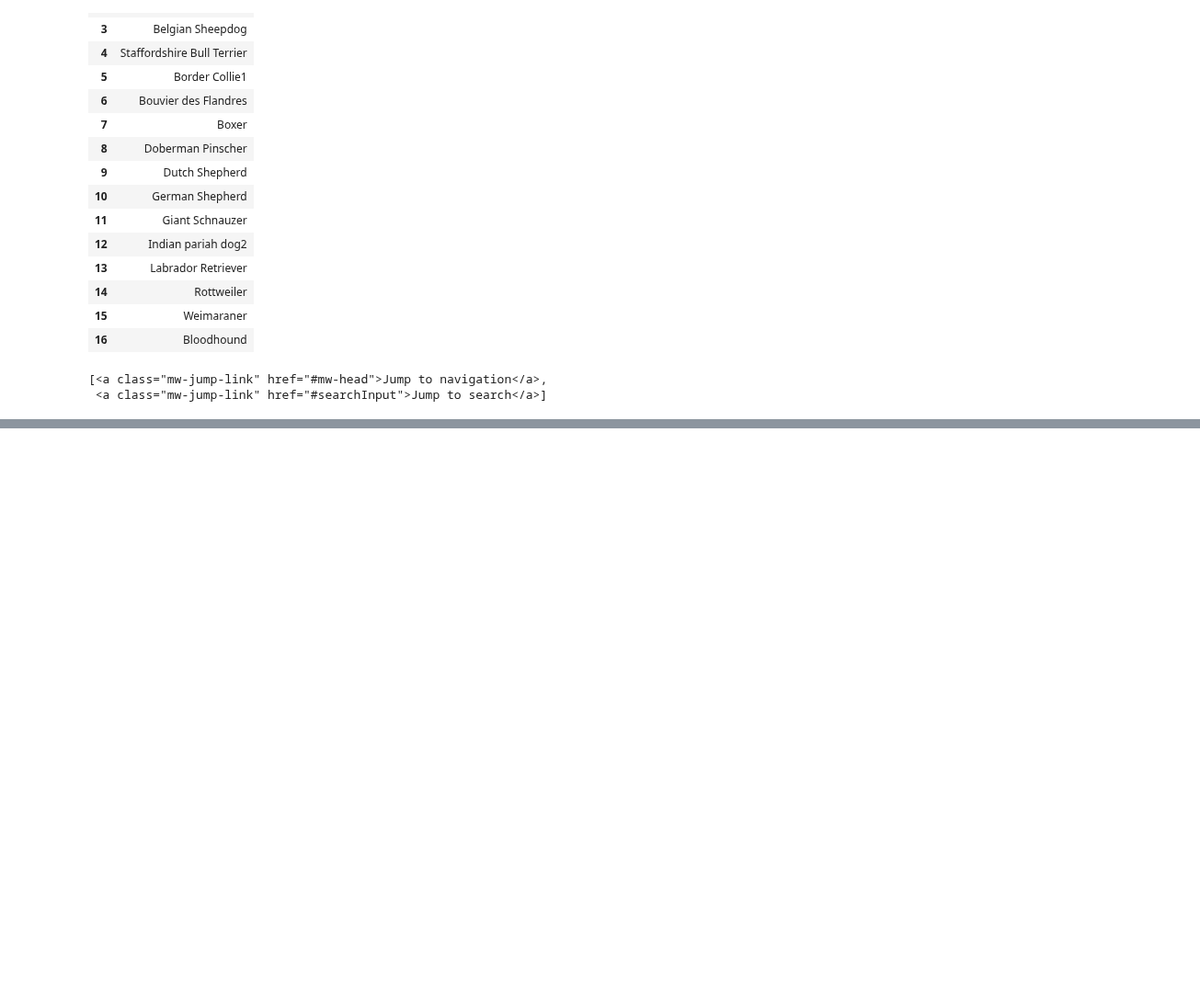
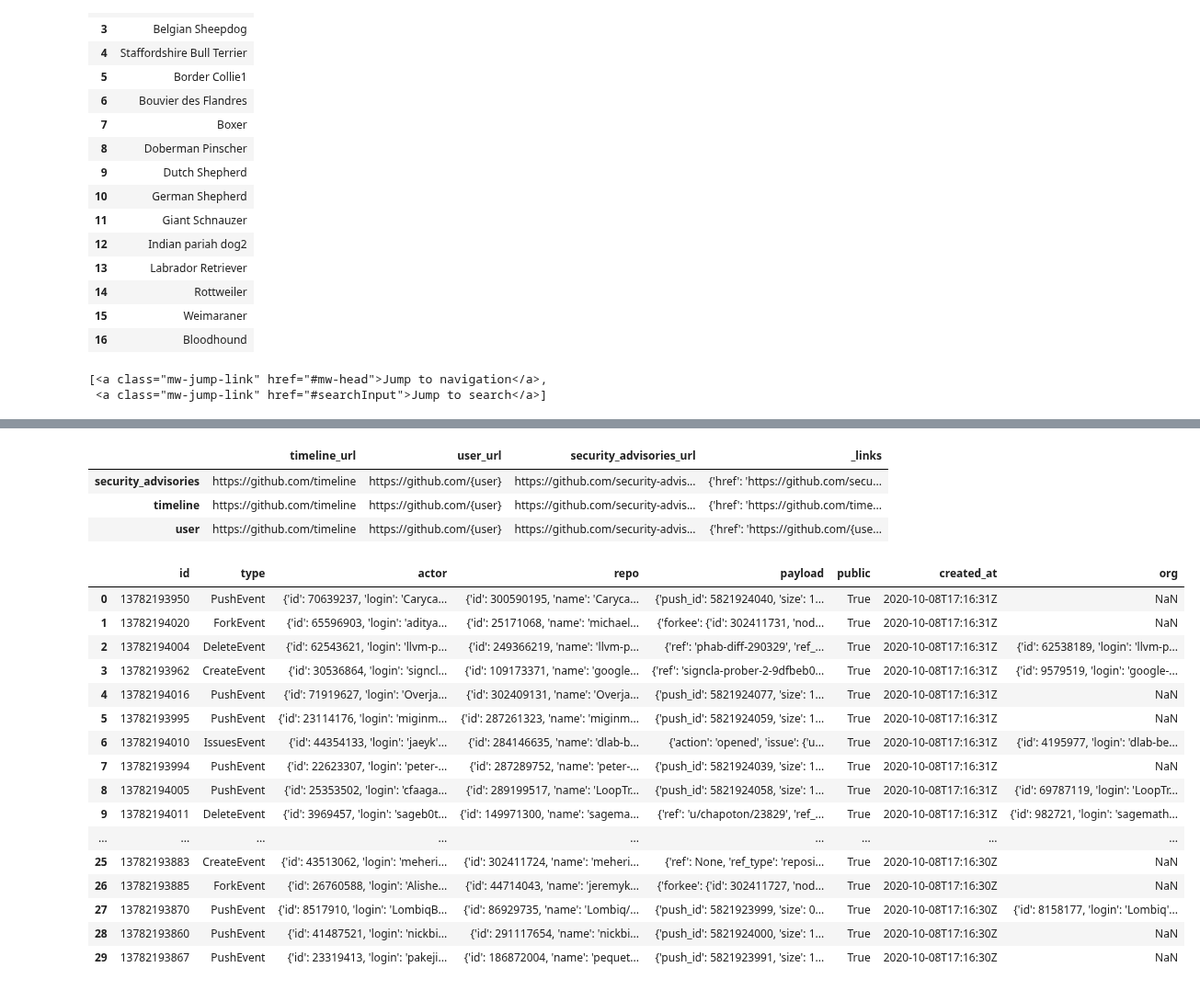
Before and after one commit to thomas-cares/data-pt-ber-08-20, a Jupyter notebook: practice/codealong.ipynb, the cells around one changed output, grey strips where cells are left out. Shown at 92% size. Saved outputs shown, nothing was run; the diff lists cells and outputs as text; code cells hidden in the pictures; blank space fills up the shorter version.

```diff
--- a/practice/codealong.ipynb
+++ b/practice/codealong.ipynb
@@ -1823,0 +2051,32 @@ soup.find_all('a',{'class':'mw-jump-link'})
+# %%
+###GIT HUB API
+url='https://api.github.com/feeds'
+results=requests.get(url).json()
+pd.DataFrame(results)
+# %% [output]
+|  | timeline_url | user_url | security_advisories_url | _links |
+| security_advisories | https://github.com/timeline | https://github.com/{user} | https://github.com/security-advis... | {'href': 'https://github.com/secu... |
+| timeline | https://github.com/timeline | https://github.com/{user} | https://github.com/security-advis... | {'href': 'https://github.com/time... |
+| user | https://github.com/timeline | https://github.com/{user} | https://github.com/security-advis... | {'href': 'https://github.com/{use... |
+# %%
+url='https://api.github.com/events'
+results=requests.get(url).json()
+pd.DataFrame(results)
+# %% [output]
+|  | id | type | actor | repo | payload | public | created_at | org |
+| 0 | 13782193950 | PushEvent | {'id': 70639237, 'login': 'Caryca... | {'id': 300590195, 'name': 'Caryca... | {'push_id': 5821924040, 'size': 1... | True | 2020-10-08T17:16:31Z | NaN |
+| 1 | 13782194020 | ForkEvent | {'id': 65596903, 'login': 'aditya... | {'id': 25171068, 'name': 'michael... | {'forkee': {'id': 302411731, 'nod... | True | 2020-10-08T17:16:31Z | NaN |
+| 2 | 13782194004 | DeleteEvent | {'id': 62543621, 'login': 'llvm-p... | {'id': 249366219, 'name': 'llvm-p... | {'ref': 'phab-diff-290329', 'ref_... | True | 2020-10-08T17:16:31Z | {'id': 62538189, 'login': 'llvm-p... |
+| 3 | 13782193962 | CreateEvent | {'id': 30536864, 'login': 'signcl... | {'id': 109173371, 'name': 'google... | {'ref': 'signcla-prober-2-9dfbeb0... | True | 2020-10-08T17:16:31Z | {'id': 9579519, 'login': 'google-... |
+| 4 | 13782194016 | PushEvent | {'id': 71919627, 'login': 'Overja... | {'id': 302409131, 'name': 'Overja... | {'push_id': 5821924077, 'size': 1... | True | 2020-10-08T17:16:31Z | NaN |
+| 5 | 13782193995 | PushEvent | {'id': 23114176, 'login': 'miginm... | {'id': 287261323, 'name': 'miginm... | {'push_id': 5821924059, 'size': 1... | True | 2020-10-08T17:16:31Z | NaN |
+| 6 | 13782194010 | IssuesEvent | {'id': 44354133, 'login': 'jaeyk'... | {'id': 284146635, 'name': 'dlab-b... | {'action': 'opened', 'issue': {'u... | True | 2020-10-08T17:16:31Z | {'id': 4195977, 'login': 'dlab-be... |
+| 7 | 13782193994 | PushEvent | {'id': 22623307, 'login': 'peter-... | {'id': 287289752, 'name': 'peter-... | {'push_id': 5821924039, 'size': 1... | True | 2020-10-08T17:16:31Z | NaN |
+| 8 | 13782194005 | PushEvent | {'id': 25353502, 'login': 'cfaaga... | {'id': 289199517, 'name': 'LoopTr... | {'push_id': 5821924058, 'size': 1... | True | 2020-10-08T17:16:31Z | {'id': 69787119, 'login': 'LoopTr... |
+| 9 | 13782194011 | DeleteEvent | {'id': 3969457, 'login': 'sageb0t... | {'id': 149971300, 'name': 'sagema... | {'ref': 'u/chapoton/23829', 'ref_... | True | 2020-10-08T17:16:31Z | {'id': 982721, 'login': 'sagemath... |
+| ... | ... | ... | ... | ... | ... | ... | ... | ... |
+| 25 | 13782193883 | CreateEvent | {'id': 43513062, 'login': 'meheri... | {'id': 302411724, 'name': 'meheri... | {'ref': None, 'ref_type': 'reposi... | True | 2020-10-08T17:16:30Z | NaN |
+| 26 | 13782193885 | ForkEvent | {'id': 26760588, 'login': 'Alishe... | {'id': 44714043, 'name': 'jeremyk... | {'forkee': {'id': 302411727, 'nod... | True | 2020-10-08T17:16:30Z | NaN |
+| 27 | 13782193870 | PushEvent | {'id': 8517910, 'login': 'LombiqB... | {'id': 86929735, 'name': 'Lombiq/... | {'push_id': 5821923999, 'size': 0... | True | 2020-10-08T17:16:30Z | {'id': 8158177, 'login': 'Lombiq'... |
+| 28 | 13782193860 | PushEvent | {'id': 41487521, 'login': 'nickbi... | {'id': 291117654, 'name': 'nickbi... | {'push_id': 5821924000, 'size': 1... | True | 2020-10-08T17:16:30Z | NaN |
+| 29 | 13782193867 | PushEvent | {'id': 23319413, 'login': 'pakeji... | {'id': 186872004, 'name': 'pequet... | {'push_id': 5821923991, 'size': 1... | True | 2020-10-08T17:16:30Z | NaN |
```
Also changed, not shown: parts of 37 cells of this notebook, 7 other files.
